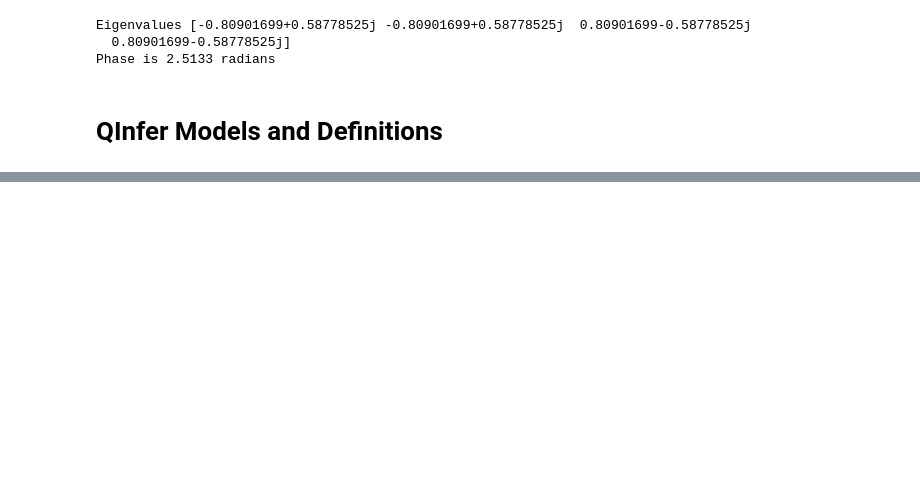
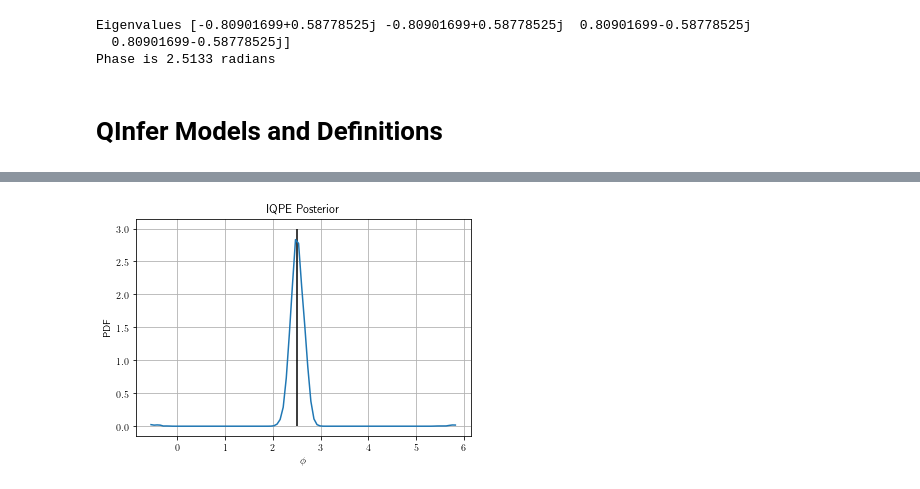
Before and after one commit to conradhaupt/Qiskit-Bayesian-Inference-Module-QCA19-, a Jupyter notebook: IQPE Bayesian Inference.ipynb, the cells around one changed output, grey strips where cells are left out. Cells and saved outputs as stored; diff of their text form; code cells hidden in the pictures; blank space fills up the shorter version.

```diff
--- a/IQPE Bayesian Inference.ipynb
+++ b/IQPE Bayesian Inference.ipynb
@@ -276,3 +316,12 @@ ax_qinfer = updater.plot_posterior_marginal(smoothing=0)
+# %%
+ax_qinfer = updater.plot_posterior_marginal(smoothing=0)
+plt.vlines(angle,ymin=0,ymax=3)
+plt.grid()
+_ = plt.ylabel('PDF')
+_ = plt.xlabel(r'$\phi$')
+_ = plt.title('IQPE Posterior')
+# %% [output]
+[figure, added]
 # %%
 fig_true_err = plt.figure()
 ax_true_err = plt.subplot(111)
```
Also changed, not shown: parts of 17 cells of this notebook.
